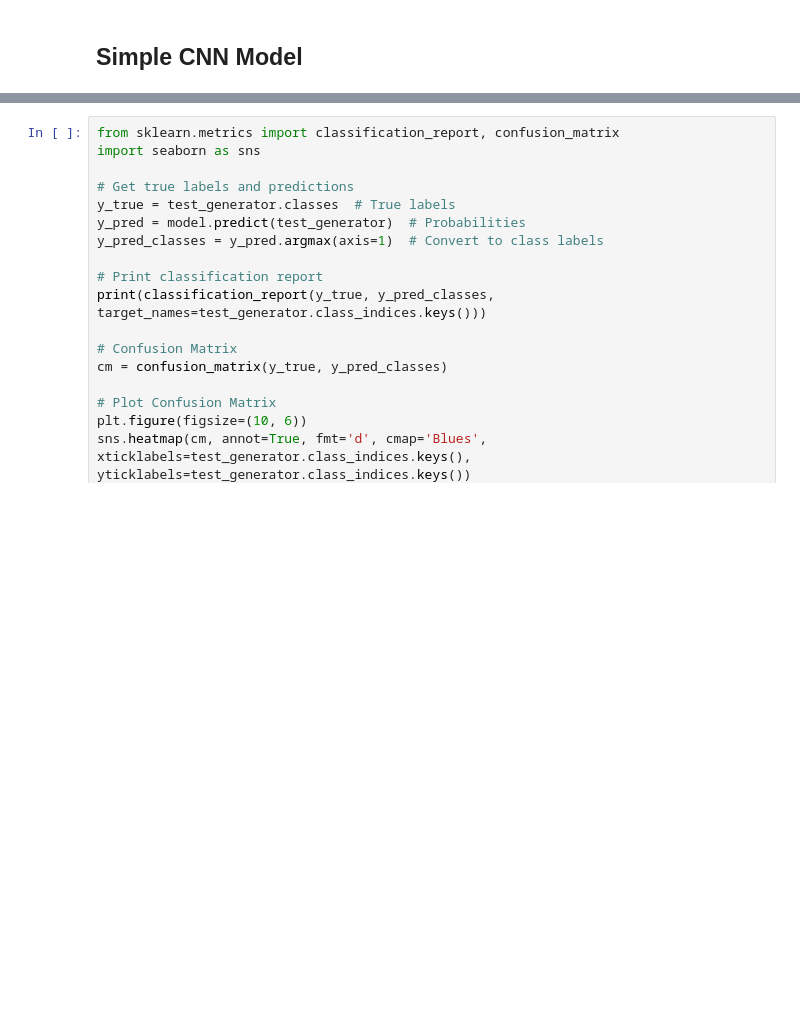
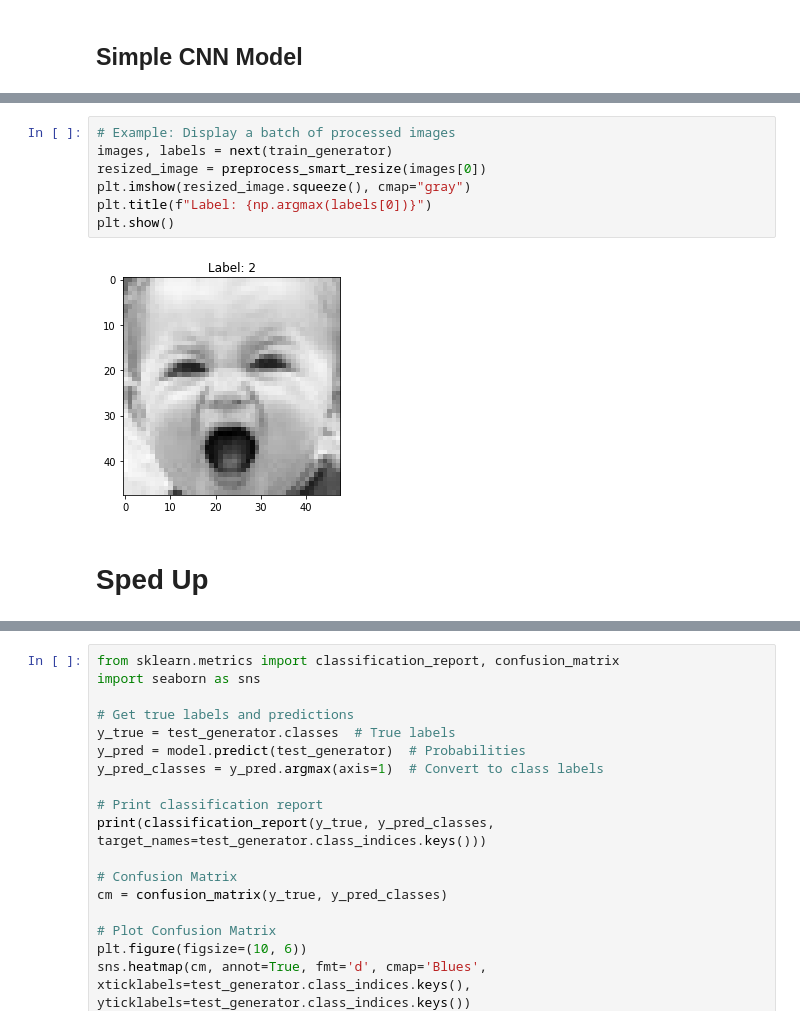
Before and after one commit to kviercz/AAI_540-Group-Project, a Jupyter notebook: Initial_Model.ipynb, the cells around one changed output, grey strips where cells are left out. Saved outputs shown, nothing was run; the diff lists cells and outputs as text; blank space fills up the shorter version.

```diff
--- a/Initial_Model.ipynb
+++ b/Initial_Model.ipynb
@@ -84,0 +157,11 @@ Class Labels: {'angry': 0, 'disgust': 1, 'fear': 2, 'happy': 3, 'neutral': 4, 's
+# %%
+# Example: Display a batch of processed images
+images, labels = next(train_generator)
+resized_image = preprocess_smart_resize(images[0])
+plt.imshow(resized_image.squeeze(), cmap="gray")
+plt.title(f"Label: {np.argmax(labels[0])}")
+plt.show()
+# %% [output]
+[figure, added]
+# %% [markdown]
+# Sped Up
```
Also changed, not shown: parts of 12 cells of this notebook, 1 other file.
